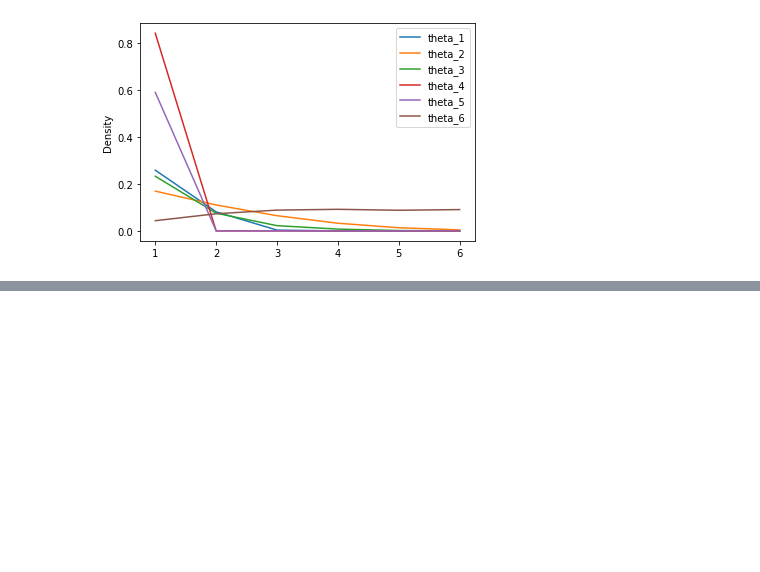
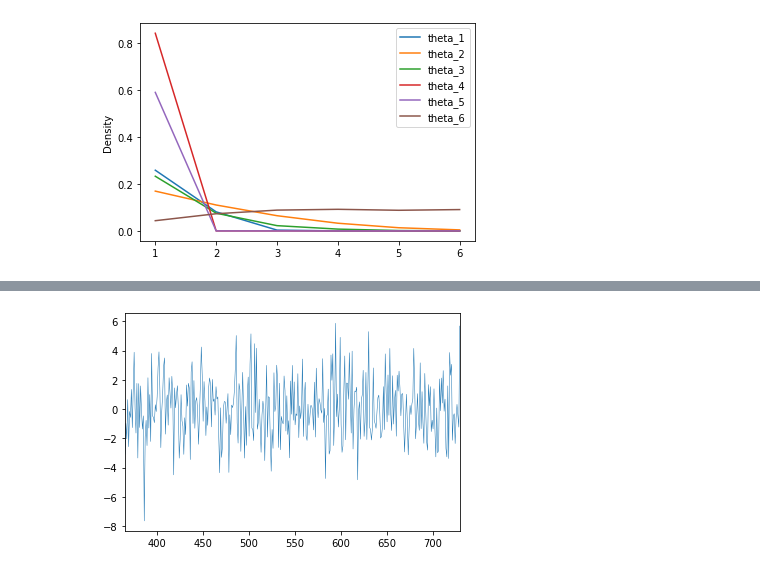
Before and after one commit to AyaneMitsurugi/Data_Analytics, a Jupyter notebook: Lab1/review.ipynb, the cells around one changed output, grey strips where cells are left out. Drawn from its saved outputs; the diff is of its cells as text; code cells hidden in the pictures; blank space fills up the shorter version.

```diff
--- a/Lab1/review.ipynb
+++ b/Lab1/review.ipynb
@@ -214,0 +276,4 @@ data.plot.kde(ind=[1, 2, 3, 4, 5, 6])
+# %%
+data['theta_2'].plot(linewidth=0.5);
+# %% [output]
+[figure, added]
```
Also changed, not shown: parts of 22 cells of this notebook.
